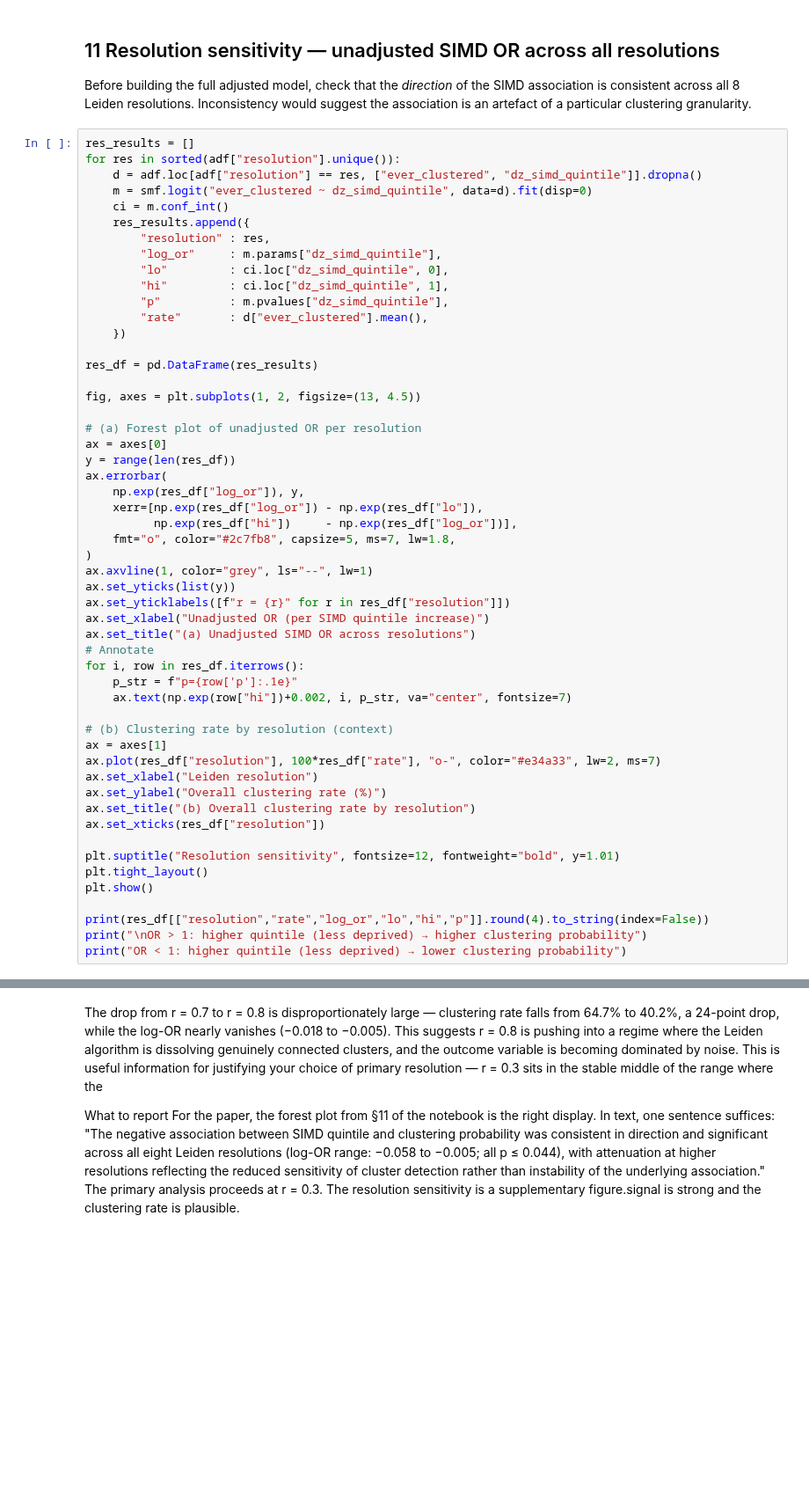
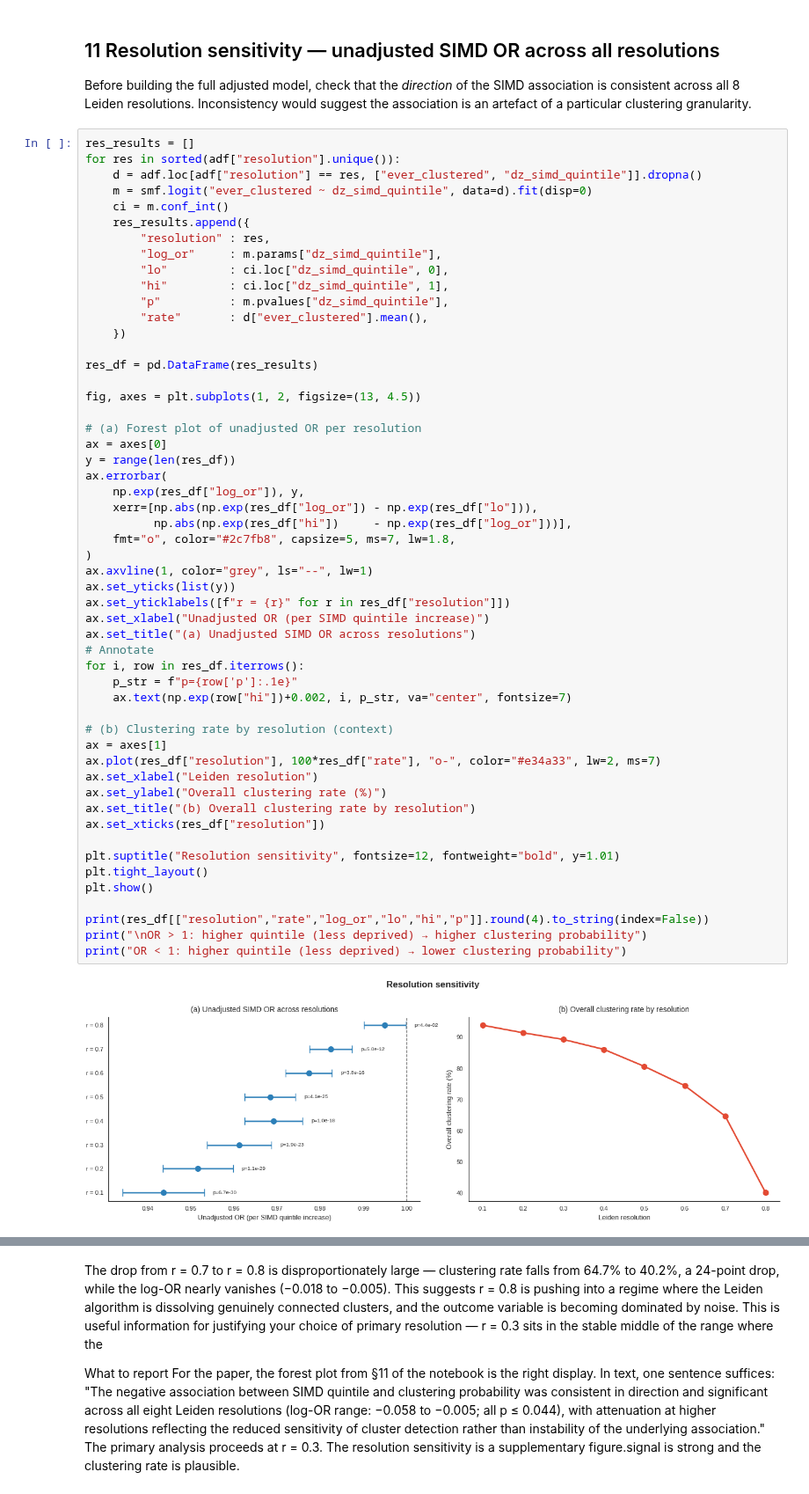
Before and after one commit to ydnkka/scotland, a Jupyter notebook: analysis/epilink_model_formulation_eda.ipynb, the cells around one changed output, grey strips where cells are left out. Shown at 88% size. Drawn from its saved outputs; the diff is of its cells as text; blank space fills up the shorter version.

```diff
--- a/analysis/epilink_model_formulation_eda.ipynb
+++ b/analysis/epilink_model_formulation_eda.ipynb
@@ -973,32 +1101,34 @@ ax = axes[0]
 y = range(len(res_df))
 ax.errorbar(
     np.exp(res_df["log_or"]), y,
-    xerr=[np.exp(res_df["log_or"]) - np.exp(res_df["lo"]),
-          np.exp(res_df["hi"])     - np.exp(res_df["log_or"])],
+    xerr=[np.abs(np.exp(res_df["log_or"]) - np.exp(res_df["lo"])),
+          np.abs(np.exp(res_df["hi"])     - np.exp(res_df["log_or"]))],
     fmt="o", color="#2c7fb8", capsize=5, ms=7, lw=1.8,
 )
 ax.axvline(1, color="grey", ls="--", lw=1)
 ax.set_yticks(list(y))
 ax.set_yticklabels([f"r = {r}" for r in res_df["resolution"]])
 ax.set_xlabel("Unadjusted OR (per SIMD quintile increase)")
 ax.set_title("(a) Unadjusted SIMD OR across resolutions")
 # Annotate
 for i, row in res_df.iterrows():
     p_str = f"p={row['p']:.1e}"
     ax.text(np.exp(row["hi"])+0.002, i, p_str, va="center", fontsize=7)
 
 # (b) Clustering rate by resolution (context)
 ax = axes[1]
 ax.plot(res_df["resolution"], 100*res_df["rate"], "o-", color="#e34a33", lw=2, ms=7)
 ax.set_xlabel("Leiden resolution")
 ax.set_ylabel("Overall clustering rate (%)")
 ax.set_title("(b) Overall clustering rate by resolution")
 ax.set_xticks(res_df["resolution"])
 
 plt.suptitle("Resolution sensitivity", fontsize=12, fontweight="bold", y=1.01)
 plt.tight_layout()
 plt.show()
 
 print(res_df[["resolution","rate","log_or","lo","hi","p"]].round(4).to_string(index=False))
 print("\nOR > 1: higher quintile (less deprived) → higher clustering probability")
 print("OR < 1: higher quintile (less deprived) → lower clustering probability")
+# %% [output]
+[figure, added]
```
Also changed, not shown: parts of 19 cells of this notebook.
